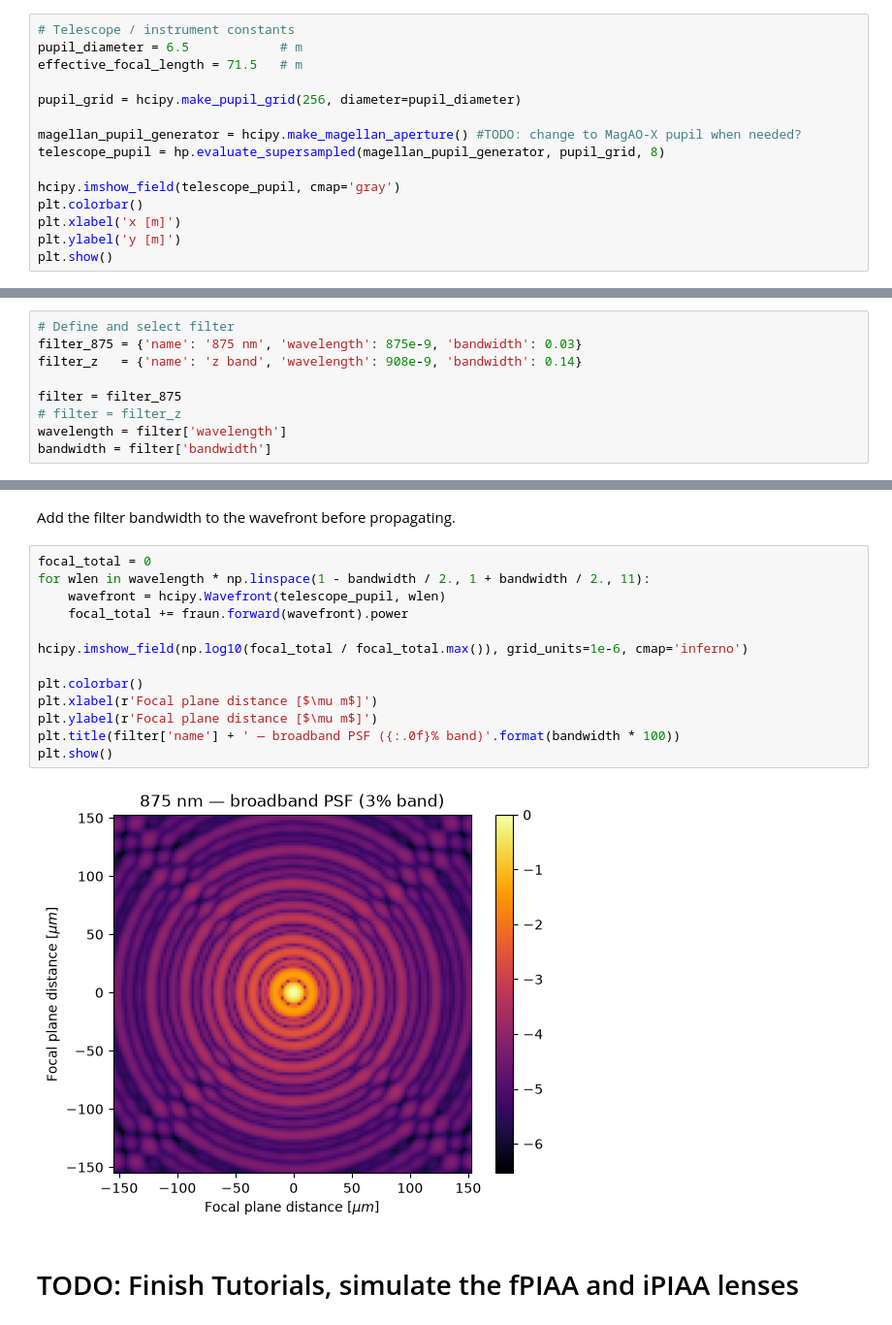
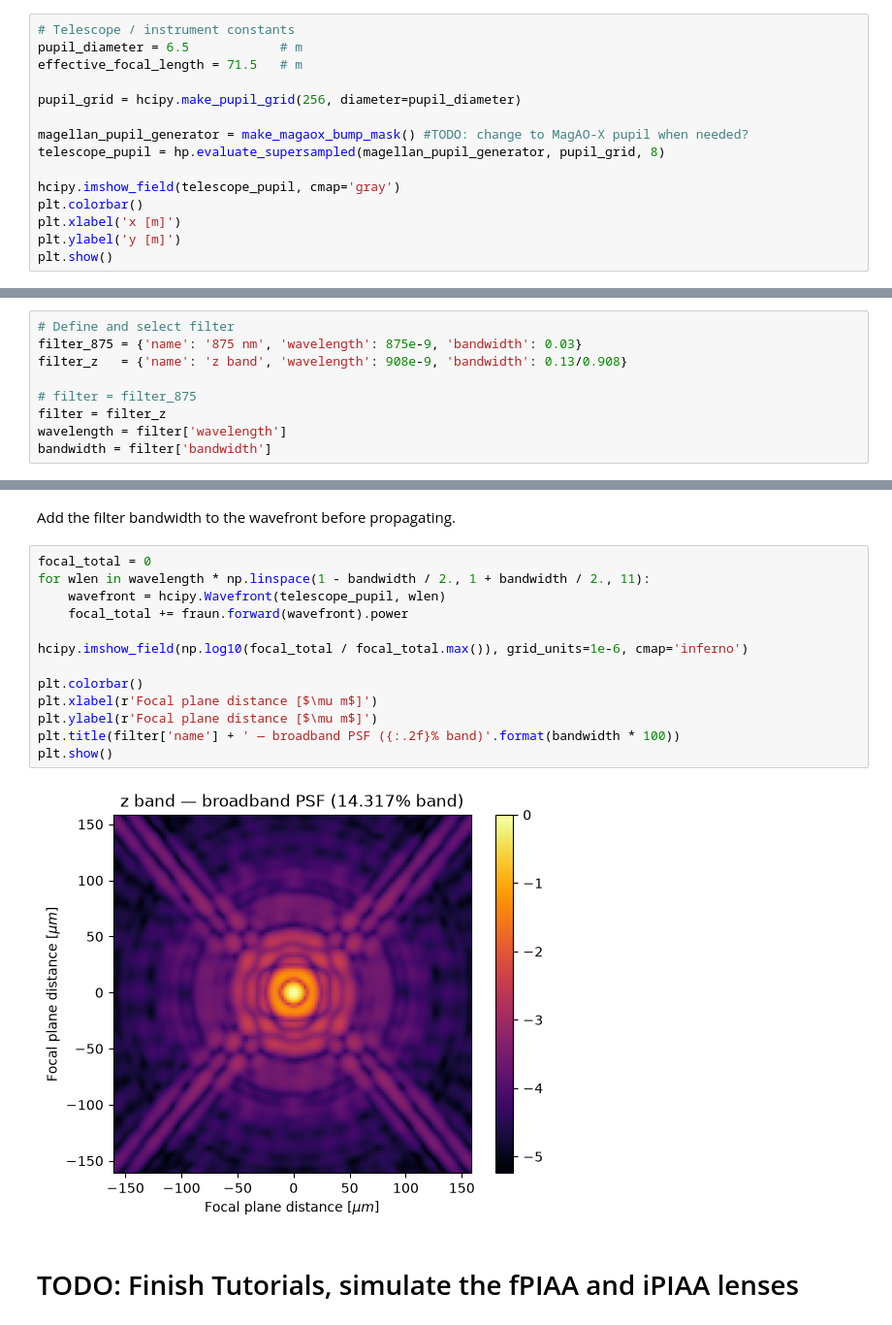
Before and after one commit to armandbl/PIAACMC, a Jupyter notebook: PIAACMC.ipynb, the cells around one changed output, grey strips where cells are left out. Shown at 97% size. Saved outputs shown, nothing was run; the diff lists cells and outputs as text.

```diff
--- a/PIAACMC.ipynb
+++ b/PIAACMC.ipynb
@@ -16,7 +96,7 @@ effective_focal_length = 71.5   # m
 
 pupil_grid = hcipy.make_pupil_grid(256, diameter=pupil_diameter)
 
-magellan_pupil_generator = hcipy.make_magellan_aperture() #TODO: change to MagAO-X pupil when needed?
+magellan_pupil_generator = make_magaox_bump_mask() #TODO: change to MagAO-X pupil when needed?
 telescope_pupil = hp.evaluate_supersampled(magellan_pupil_generator, pupil_grid, 8)
 
 hcipy.imshow_field(telescope_pupil, cmap='gray')
@@ -34,10 +114,10 @@ Create and select the filters:
 # %%
 # Define and select filter
 filter_875 = {'name': '875 nm', 'wavelength': 875e-9, 'bandwidth': 0.03}
-filter_z   = {'name': 'z band', 'wavelength': 908e-9, 'bandwidth': 0.14}
+filter_z   = {'name': 'z band', 'wavelength': 908e-9, 'bandwidth': 0.13/0.908}
 
-filter = filter_875
-# filter = filter_z
+# filter = filter_875
+filter = filter_z
 wavelength = filter['wavelength']
 bandwidth = filter['bandwidth']
 # %% [markdown]
@@ -78,17 +158,17 @@ Add the filter bandwidth to the wavefront before propagating.
 # %%
 focal_total = 0
 for wlen in wavelength * np.linspace(1 - bandwidth / 2., 1 + bandwidth / 2., 11):
     wavefront = hcipy.Wavefront(telescope_pupil, wlen)
     focal_total += fraun.forward(wavefront).power
 
 hcipy.imshow_field(np.log10(focal_total / focal_total.max()), grid_units=1e-6, cmap='inferno')
 
 plt.colorbar()
 plt.xlabel(r'Focal plane distance [$\mu m$]')
 plt.ylabel(r'Focal plane distance [$\mu m$]')
-plt.title(filter['name'] + ' — broadband PSF ({:.0f}% band)'.format(bandwidth * 100))
+plt.title(filter['name'] + ' — broadband PSF ({:.2f}% band)'.format(bandwidth * 100))
 plt.show()
 # %% [output]
-[figure, old version]
+[figure, new version]
 # %% [markdown]
 # TODO:  Finish Tutorials, simulate the fPIAA and iPIAA lenses
```
Also changed, not shown: parts of 5 cells of this notebook, 5 other files.
